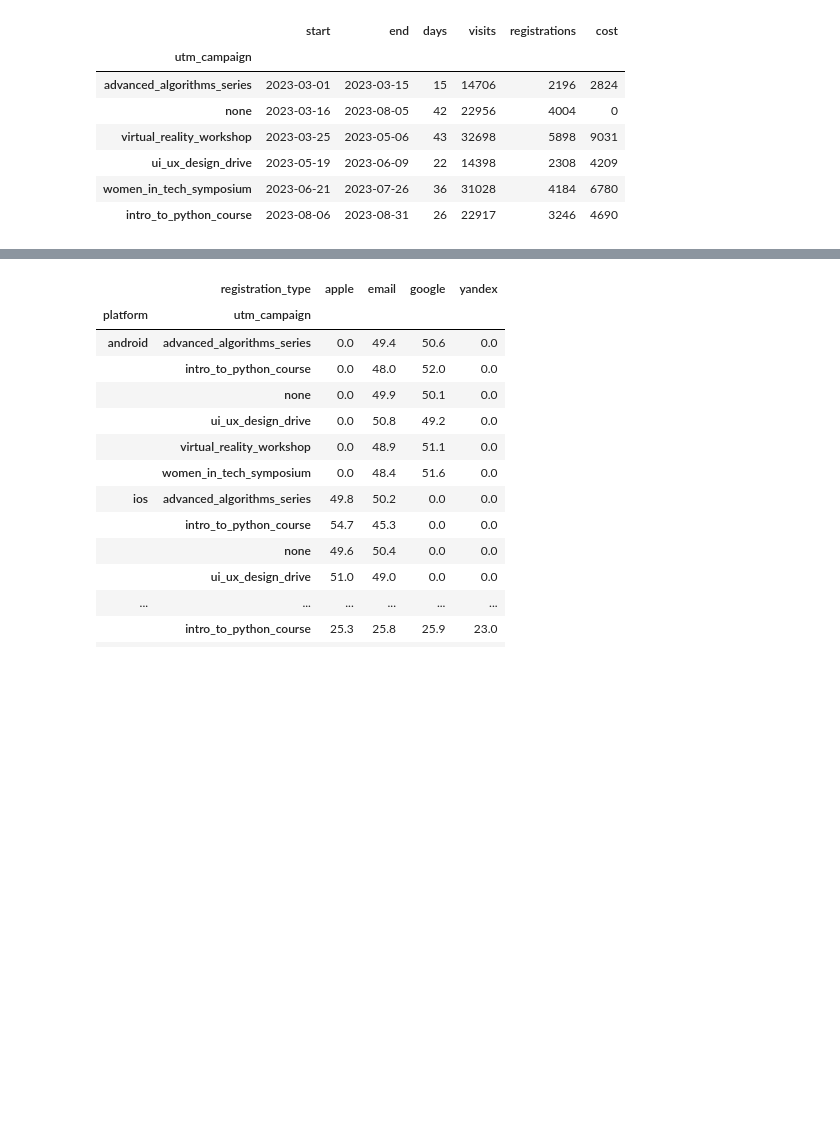
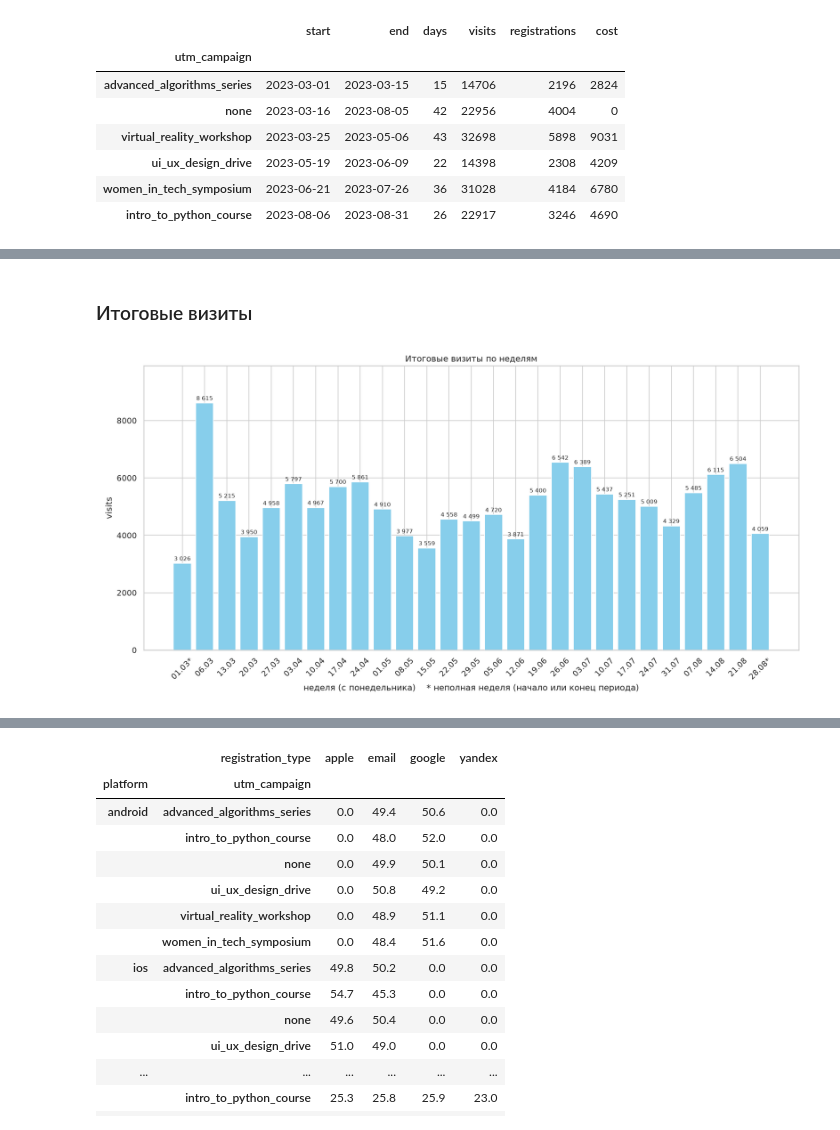
Before and after one commit to arnautovd/bi-analyst-project-100, a Jupyter notebook: charts_project.ipynb, the cells around one changed output, grey strips where cells are left out. Cells and saved outputs as stored; diff of their text form; code cells hidden in the pictures; blank space fills up the shorter version.

Commit message:
Add numeric labels to charts, campaign efficiency chart and presentation.pdf

```diff
--- a/charts_project.ipynb
+++ b/charts_project.ipynb
@@ -434,13 +315,0 @@ save_chart(fig, 'registrations_by_platform')
-# %%
-fig, axes = plt.subplots(len(PLATFORMS), 1, figsize=(14, 10), sharex=True)
-for ax, platform in zip(axes, PLATFORMS):
-    part = conversion[conversion['platform'] == platform]
-    mean = part['registrations'].sum() / part['visits'].sum() * 100
-    ax.plot(part['date_group'], part['conversion'], color=PLATFORM_COLORS[platform], label=platform)
-    ax.axhline(mean, color='black', linestyle='--', linewidth=1, label=f'за период: {mean:.1f}%')
-    ax.set(ylabel='conversion, %')
-    ax.legend(loc='upper right')
-    format_date_axis(ax)
-axes[0].set_title('Конверсия по платформам')
-axes[-1].set_xlabel('date_group')
-save_chart(fig, 'conversion_by_platform')
@@ -499,19 +315,0 @@ save_chart(fig, 'registrations_by_campaign')
-# %%
-registrations_by_type = (
-    registrations
-    .assign(date_group=registrations['datetime'].dt.normalize())
-    .pivot_table(index='date_group', columns='registration_type', values='user_id',
-                 aggfunc='count', fill_value=0)
-)
-REGISTRATION_TYPES = ['email', 'google', 'apple', 'yandex']
-
-fig, ax = plt.subplots(figsize=FIGSIZE)
-bottom = pd.Series(0, index=registrations_by_type.index)
-for reg_type, color in zip(REGISTRATION_TYPES, sns.color_palette('Set2', len(REGISTRATION_TYPES))):
-    ax.bar(registrations_by_type.index, registrations_by_type[reg_type], bottom=bottom,
-           width=0.8, color=color, label=reg_type)
-    bottom += registrations_by_type[reg_type]
-ax.legend(title='registration_type')
-ax.set(title='Регистрации по способам регистрации', xlabel='date_group', ylabel='registrations')
-format_date_axis(ax)
-save_chart(fig, 'registrations_by_type')
@@ -519,0 +456,11 @@ save_chart(fig, 'registrations_by_type')
+# %% [markdown]
+### Итоговые визиты
+# %%
+weekly = add_week(ads_conversion).groupby('week')[['visits', 'registrations', 'cost']].sum()
+
+fig, ax = plt.subplots(figsize=FIGSIZE)
+weekly_bars(ax, weekly['visits'])
+ax.set(title='Итоговые визиты по неделям', ylabel='visits')
+save_chart(fig, 'total_visits')
+# %% [output]
+[figure, added]
```
Also changed, not shown: parts of 44 cells of this notebook, 14 other files.
